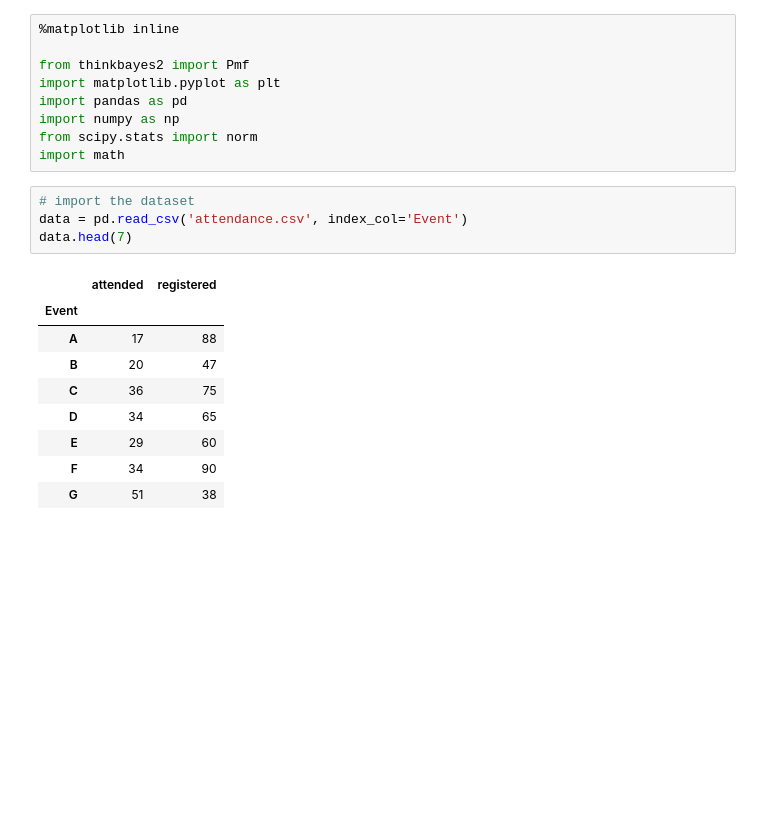
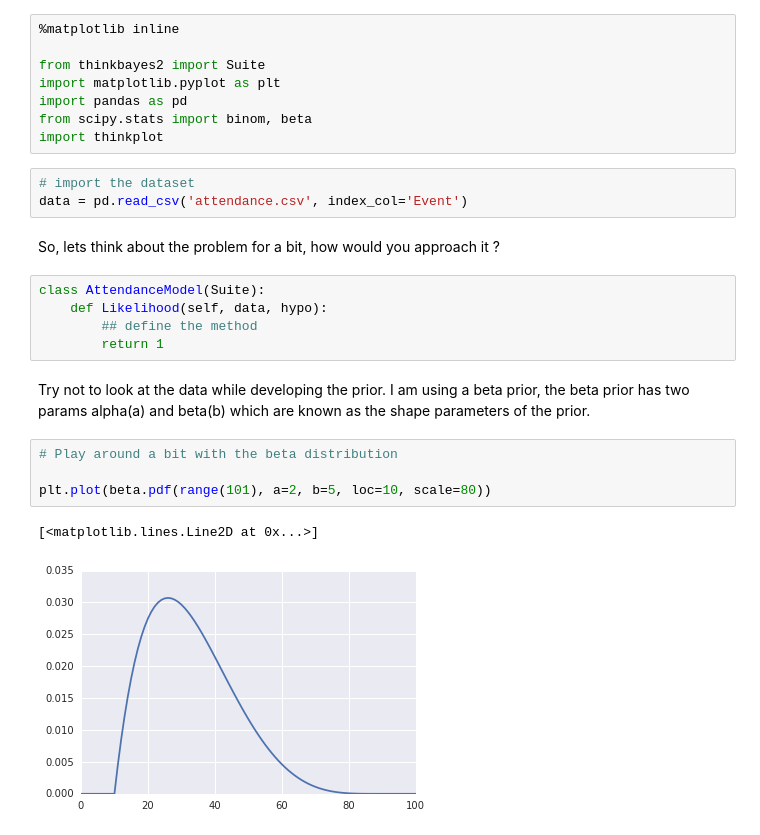
Before and after one commit to heaven00/bayestalk, a Jupyter notebook: Attendance Problem.ipynb, the cells around one changed output. Cells and saved outputs as stored; diff of their text form; blank space fills up the shorter version.

```diff
--- a/Attendance Problem.ipynb
+++ b/Attendance Problem.ipynb
@@ -5,23 +9,27 @@ Lets use the Bayes to solve a realistic problem : -
 # %%
 %matplotlib inline
 
-from thinkbayes2 import Pmf
+from thinkbayes2 import Suite
 import matplotlib.pyplot as plt
 import pandas as pd
-import numpy as np
-from scipy.stats import norm
-import math
+from scipy.stats import binom, beta
+import thinkplot
 # %%
 # import the dataset
 data = pd.read_csv('attendance.csv', index_col='Event')
-data.head(7)
-# %% [output]
-|  | attended | registered |
-| Event |  |  |
-| A | 17 | 88 |
-| B | 20 | 47 |
-| C | 36 | 75 |
-| D | 34 | 65 |
-| E | 29 | 60 |
-| F | 34 | 90 |
-| G | 51 | 38 |
+# %% [markdown]
+So, lets think about the problem for a bit, how would you approach it ?
+# %%
+class AttendanceModel(Suite):
+    def Likelihood(self, data, hypo):
+        ## define the method
+        return 1
+# %% [markdown]
+Try not to look at the data while developing the prior. I am using a beta prior, the beta prior has two params alpha(a) and beta(b) which are known as the shape parameters of the prior.
+# %%
+# Play around a bit with the beta distribution
+
+plt.plot(beta.pdf(range(101), a=2, b=5, loc=10, scale=80))
+# %% [output]
+[<matplotlib.lines.Line2D at 0x...>]
+[figure, added]
```
Also changed, not shown: parts of 20 cells of this notebook, 3 other files.
